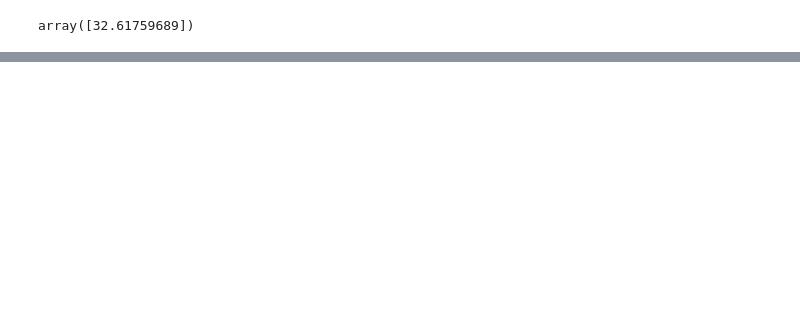
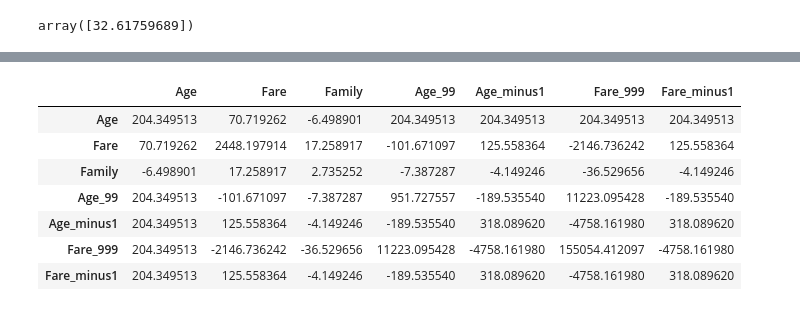
Before and after one commit to PuspanjaliMuduli17/ML_Practice, a Jupyter notebook: Handling missing data in Numerical Columns.ipynb, the cells around one changed output, grey strips where cells are left out. Saved outputs shown, nothing was run; the diff lists cells and outputs as text; code cells hidden in the pictures; blank space fills up the shorter version.

```diff
--- a/Handling missing data in Numerical Columns.ipynb
+++ b/Handling missing data in Numerical Columns.ipynb
@@ -147,0 +261,11 @@ array([32.61759689])
+# %%
+X_train.cov()
+# %% [output]
+|  | Age | Fare | Family | Age_99 | Age_minus1 | Fare_999 | Fare_minus1 |
+| Age | 204.349513 | 70.719262 | -6.498901 | 204.349513 | 204.349513 | 204.349513 | 204.349513 |
+| Fare | 70.719262 | 2448.197914 | 17.258917 | -101.671097 | 125.558364 | -2146.736242 | 125.558364 |
+| Family | -6.498901 | 17.258917 | 2.735252 | -7.387287 | -4.149246 | -36.529656 | -4.149246 |
+| Age_99 | 204.349513 | -101.671097 | -7.387287 | 951.727557 | -189.535540 | 11223.095428 | -189.535540 |
+| Age_minus1 | 204.349513 | 125.558364 | -4.149246 | -189.535540 | 318.089620 | -4758.161980 | 318.089620 |
+| Fare_999 | 204.349513 | -2146.736242 | -36.529656 | 11223.095428 | -4758.161980 | 155054.412097 | -4758.161980 |
+| Fare_minus1 | 204.349513 | 125.558364 | -4.149246 | -189.535540 | 318.089620 | -4758.161980 | 318.089620 |
```
Also changed, not shown: parts of 23 cells of this notebook.
